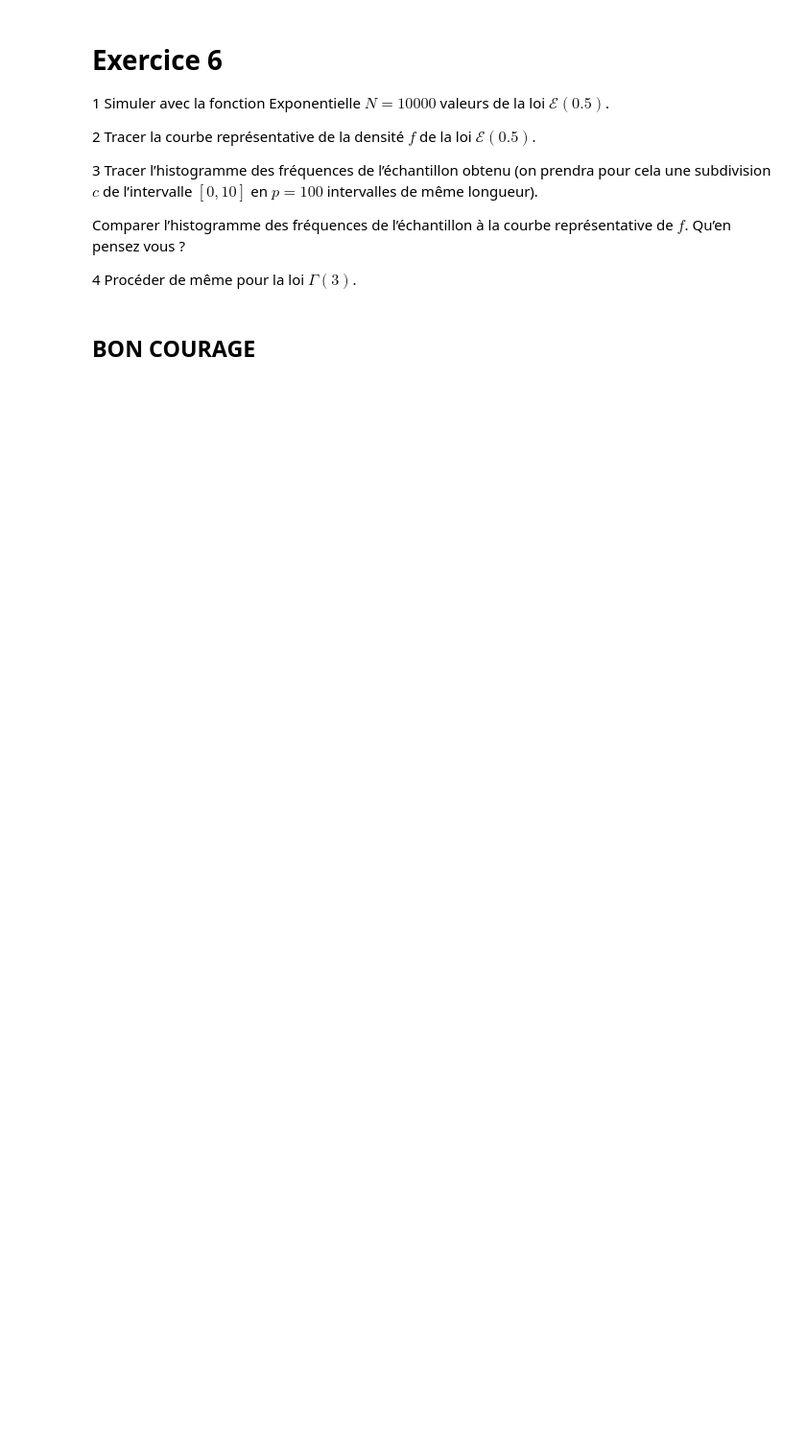
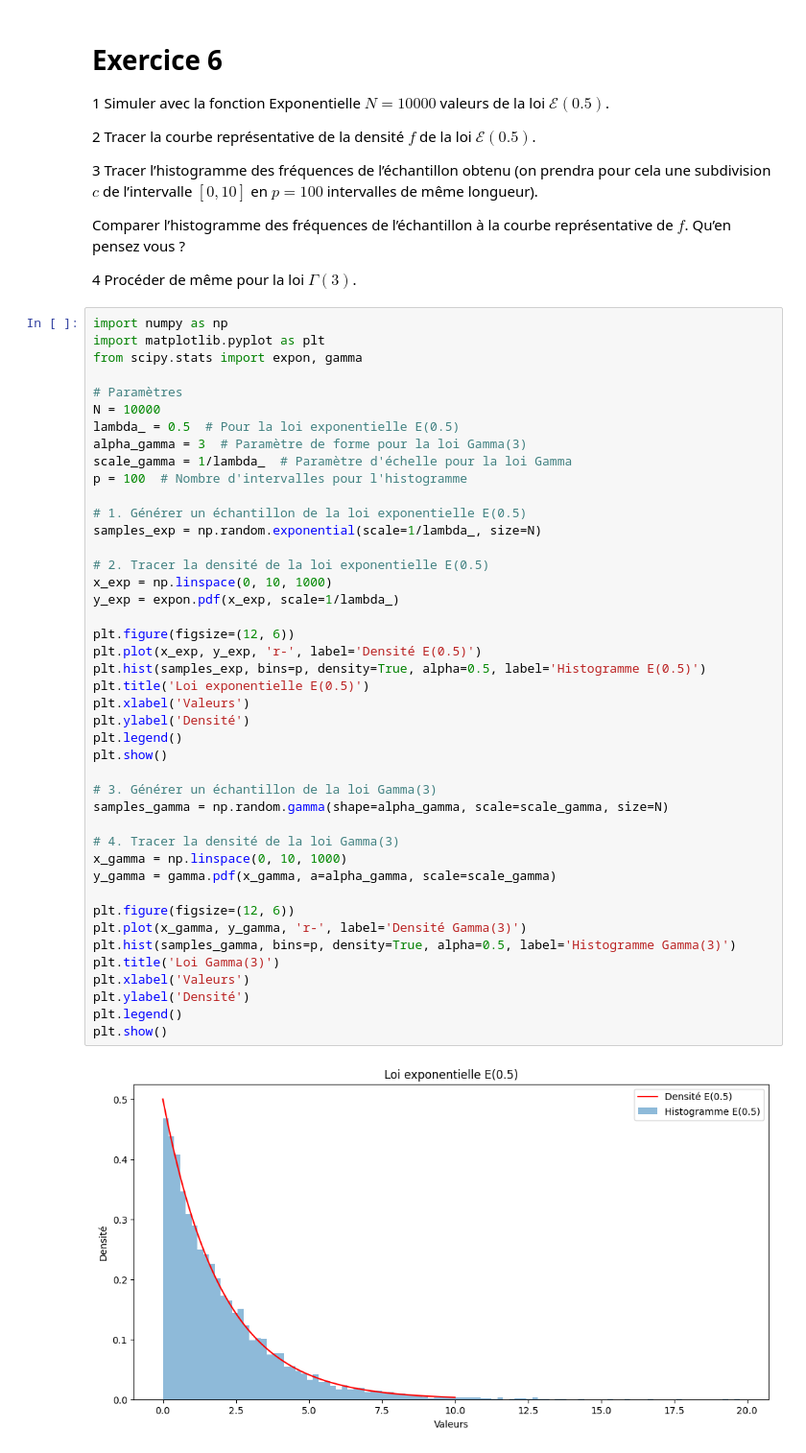
Before and after one commit to SUPREMEchelson/ProjetMathsDataScience, a Jupyter notebook: TP pour le 18 février/ProjetM2DATAEN.ipynb, the cells around one changed output. Shown: that part at 96% size. Drawn from its saved outputs; the diff is of its cells as text; blank space fills up the shorter version.

```diff
--- a/TP pour le 18 février/ProjetM2DATAEN.ipynb
+++ b/TP pour le 18 février/ProjetM2DATAEN.ipynb
@@ -496,5 +676,48 @@ Comparer l’histogramme des fréquences de l’échantillon à la courbe repré
 Qu’en pensez vous ?
 
 4 Procéder de même pour la loi $\Gamma(3)$.
-# %% [markdown]
-## BON COURAGE
+# %%
+import numpy as np
+import matplotlib.pyplot as plt
+from scipy.stats import expon, gamma
+
+# Paramètres
+N = 10000
+lambda_ = 0.5  # Pour la loi exponentielle E(0.5)
+alpha_gamma = 3  # Paramètre de forme pour la loi Gamma(3)
+scale_gamma = 1/lambda_  # Paramètre d'échelle pour la loi Gamma
+p = 100  # Nombre d'intervalles pour l'histogramme
+
+# 1. Générer un échantillon de la loi exponentielle E(0.5)
+samples_exp = np.random.exponential(scale=1/lambda_, size=N)
+
+# 2. Tracer la densité de la loi exponentielle E(0.5)
+x_exp = np.linspace(0, 10, 1000)
+y_exp = expon.pdf(x_exp, scale=1/lambda_)
+
+plt.figure(figsize=(12, 6))
+plt.plot(x_exp, y_exp, 'r-', label='Densité E(0.5)')
+plt.hist(samples_exp, bins=p, density=True, alpha=0.5, label='Histogramme E(0.5)')
+plt.title('Loi exponentielle E(0.5)')
+plt.xlabel('Valeurs')
+plt.ylabel('Densité')
+plt.legend()
+plt.show()
+
+# 3. Générer un échantillon de la loi Gamma(3)
+samples_gamma = np.random.gamma(shape=alpha_gamma, scale=scale_gamma, size=N)
+
+# 4. Tracer la densité de la loi Gamma(3)
+x_gamma = np.linspace(0, 10, 1000)
+y_gamma = gamma.pdf(x_gamma, a=alpha_gamma, scale=scale_gamma)
+
+plt.figure(figsize=(12, 6))
+plt.plot(x_gamma, y_gamma, 'r-', label='Densité Gamma(3)')
+plt.hist(samples_gamma, bins=p, density=True, alpha=0.5, label='Histogramme Gamma(3)')
+plt.title('Loi Gamma(3)')
+plt.xlabel('Valeurs')
+plt.ylabel('Densité')
+plt.legend()
+plt.show()
+# %% [output]
+[figure, added]
```
Also changed, not shown: parts of 16 cells of this notebook, 1 other file.
